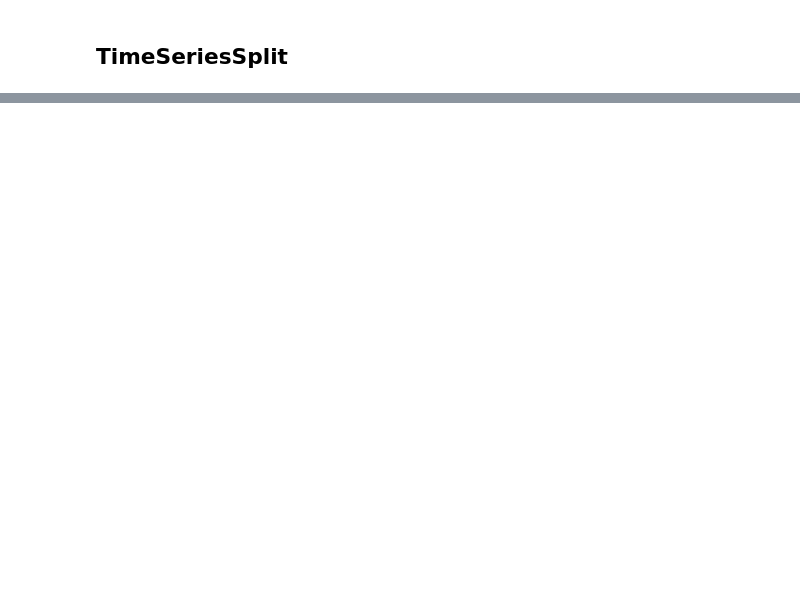
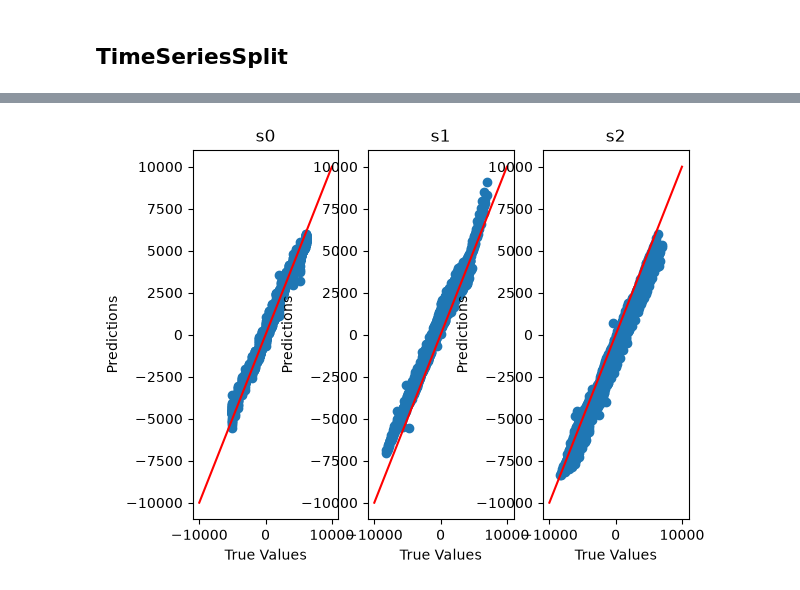
Before and after one commit to Abigail-Yates/DeltabotProject, a Jupyter notebook: TensorFlow/Trials/all_data_MLP_Window_10.ipynb, the cells around one changed output, grey strips where cells are left out. Cells and saved outputs as stored; diff of their text form; code cells hidden in the pictures; blank space fills up the shorter version.

```diff
--- a/TensorFlow/Trials/all_data_MLP_Window_10.ipynb
+++ b/TensorFlow/Trials/all_data_MLP_Window_10.ipynb
@@ -225,0 +227,6 @@ MSE scores for each fold: [0.09338317066431046, 0.023707613348960876, 0.04259775
+# %%
+y_test_inverse = scalerY.inverse_transform(y_test)
+y_pred_inverse = scalerY.inverse_transform(y_pred)
+plot_motors(y_test_inverse, y_pred_inverse, [-10000,10000])
+# %% [output]
+[figure, added]
```
Also changed, not shown: parts of 4 cells of this notebook.
